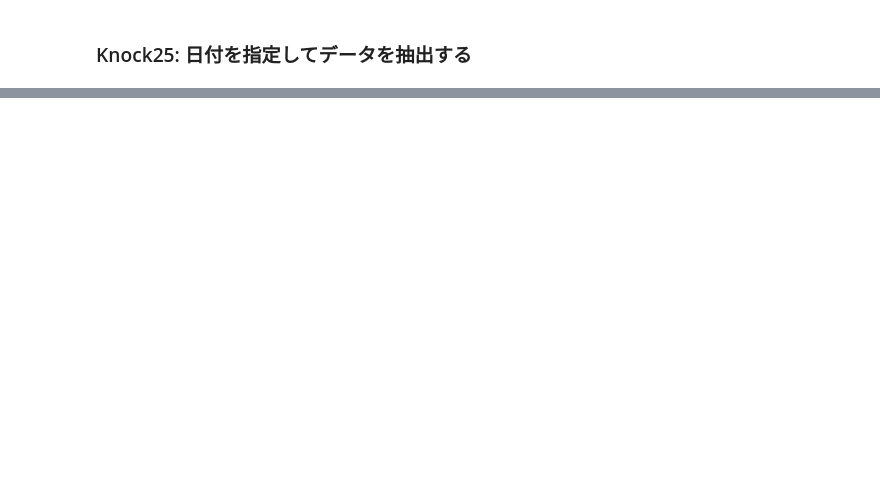
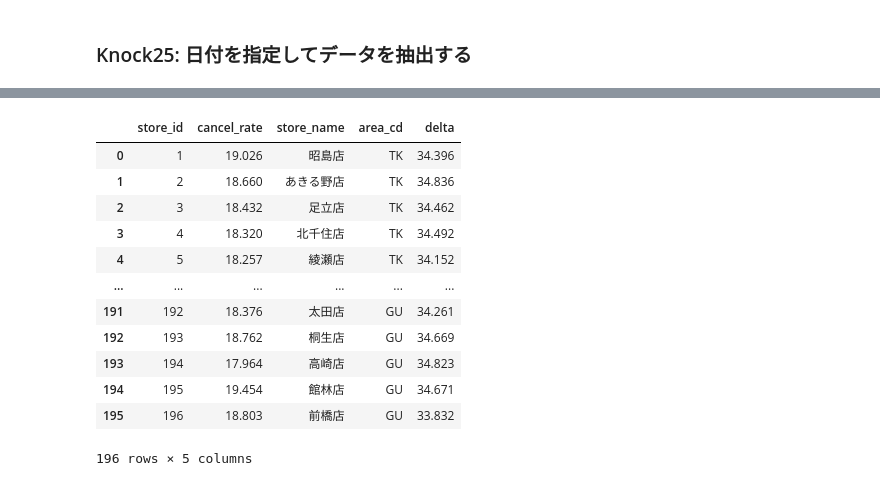
Before and after one commit to ginmaruGH/python-practical-machine-learning-system-100knocks, a Jupyter notebook: ch03/ch03.ipynb, the cells around one changed output, grey strips where cells are left out. Drawn from its saved outputs; the diff is of its cells as text; code cells hidden in the pictures; blank space fills up the shorter version.

```diff
--- a/ch03/ch03.ipynb
+++ b/ch03/ch03.ipynb
@@ -423,0 +523,29 @@ DatePicker(value=datetime.date(2020, 4, 18), step=1)
+# %%
+# キャンセル率が
+# 高い店舗（store_id=8）と
+# 低い店舗（store_id=122）の
+# 配達完了までの時間
+
+def calc_delta(t):
+    """
+    注文を受けてから配達完了までの時間を計算する
+    """
+    t1, t2, = t
+    delta = t2 - t1
+    # 配達完了までの時間（min）
+    return delta.total_seconds()/60
+
+# 配達完了時間 - 受付時間
+order_all.loc[:, "order_accept_datetime"] = pd.to_datetime(order_all["order_accept_date"])
+order_all.loc[:, "delivered_datetime"] = pd.to_datetime(order_all["delivered_date"])
+order_all.loc[:, "delta"] = order_all[["order_accept_datetime", "delivered_datetime"]].apply(calc_delta, axis=1)
+
+# status=2（デリバリー）かつ
+# 高い店舗（store_id=8）と低い店舗（store_id=122）の抽出
+delivery_df = order_all.loc[
+    (order_all["status"] == 2) &
+    (order_all["store_id"].isin([8, 122]))
+]
+
+delivery_df.groupby(["store_id"])["delta"].mean()
+# 40s
@@ -423,0 +561,7 @@ DatePicker(value=datetime.date(2020, 4, 18), step=1)
+# %%
+# 全店舗のは相立つ完了までの時間の集計
+
+temp_cancel = cancel_df.copy()
+temp_delivery = order_all.loc[order_all["status"] == 2].groupby(["store_id"])["delta"].mean()
+check_df = pd.merge(temp_cancel, temp_delivery, on="store_id", how="left")
+display(check_df)
@@ -423,0 +865,16 @@ DatePicker(value=datetime.date(2020, 4, 18), step=1)
+# %%
+display(check_df)
+# %% [output]
+|  | store_id | cancel_rate | store_name | area_cd | delta |
+| 0 | 1 | 19.026 | 昭島店 | TK | 34.396 |
+| 1 | 2 | 18.660 | あきる野店 | TK | 34.836 |
+| 2 | 3 | 18.432 | 足立店 | TK | 34.462 |
+| 3 | 4 | 18.320 | 北千住店 | TK | 34.492 |
+| 4 | 5 | 18.257 | 綾瀬店 | TK | 34.152 |
+| ... | ... | ... | ... | ... | ... |
+| 191 | 192 | 18.376 | 太田店 | GU | 34.261 |
+| 192 | 193 | 18.762 | 桐生店 | GU | 34.669 |
+| 193 | 194 | 17.964 | 高崎店 | GU | 34.823 |
+| 194 | 195 | 19.454 | 館林店 | GU | 34.671 |
+| 195 | 196 | 18.803 | 前橋店 | GU | 33.832 |
+196 rows × 5 columns
```
Also changed, not shown: parts of 29 cells of this notebook, 1 other file.
